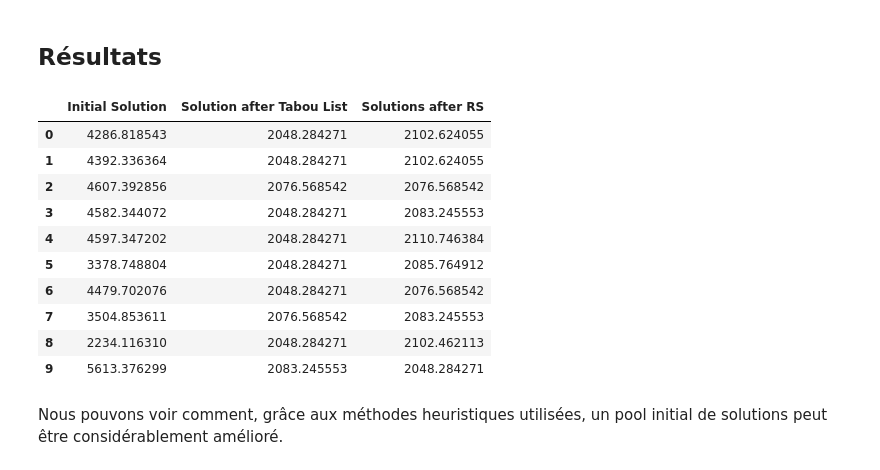
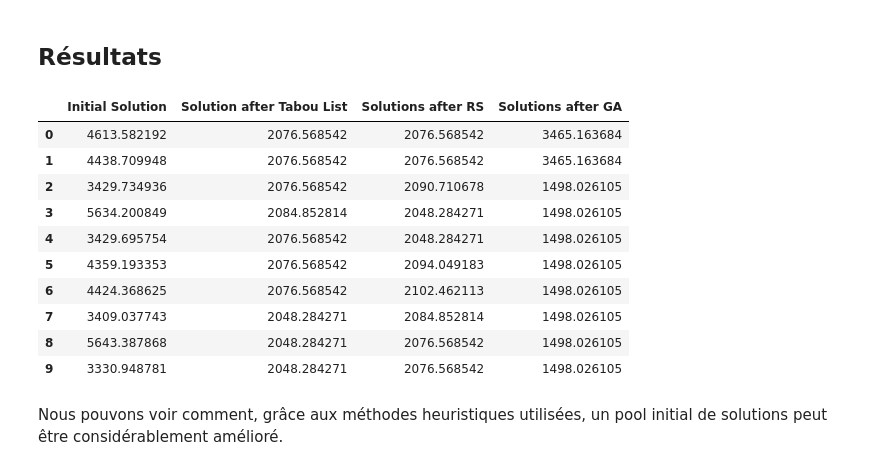
Before and after one commit to pabloskewes/ICO, a Jupyter notebook: codes/laboratory.ipynb, the cells around one changed output. Saved outputs shown, nothing was run; the diff lists cells and outputs as text; code cells hidden in the pictures.

```diff
--- a/codes/laboratory.ipynb
+++ b/codes/laboratory.ipynb
@@ -162,0 +169,9 @@ Text(0.5, 1.0, 'Scatter plot of 10 random solutions of a simple VRPTW instance,
+# %%
+instance =init_vrpga(vrptw)
+ga_solutions=[]
+# %%
+for i in range(10):
+    for j in range(200):
+        instance.evolution()
+    print(f"Working on solution {i+1}/10")
+    ga_solutions.append(instance.best_solution)
@@ -165,20 +225,21 @@ Text(0.5, 1.0, 'Scatter plot of 10 random solutions of a simple VRPTW instance,
 # %%
 df = pd.DataFrame({'Initial Solution': map(cost, solutions),
                    'Solution after Tabou List': map(cost, tabu_solutions),
-                  'Solutions after RS': map(cost, rs_solutions)})
+                  'Solutions after RS': map(cost, rs_solutions),
+                  'Solutions after GA':map(cost, ga_solutions)})
 df
 # %% [output]
-|  | Initial Solution | Solution after Tabou List | Solutions after RS |
-| 0 | 4286.818543 | 2048.284271 | 2102.624055 |
-| 1 | 4392.336364 | 2048.284271 | 2102.624055 |
-| 2 | 4607.392856 | 2076.568542 | 2076.568542 |
-| 3 | 4582.344072 | 2048.284271 | 2083.245553 |
-| 4 | 4597.347202 | 2048.284271 | 2110.746384 |
-| 5 | 3378.748804 | 2048.284271 | 2085.764912 |
-| 6 | 4479.702076 | 2048.284271 | 2076.568542 |
-| 7 | 3504.853611 | 2076.568542 | 2083.245553 |
-| 8 | 2234.116310 | 2048.284271 | 2102.462113 |
-| 9 | 5613.376299 | 2083.245553 | 2048.284271 |
+|  | Initial Solution | Solution after Tabou List | Solutions after RS | Solutions after GA |
+| 0 | 4613.582192 | 2076.568542 | 2076.568542 | 3465.163684 |
+| 1 | 4438.709948 | 2076.568542 | 2076.568542 | 3465.163684 |
+| 2 | 3429.734936 | 2076.568542 | 2090.710678 | 1498.026105 |
+| 3 | 5634.200849 | 2084.852814 | 2048.284271 | 1498.026105 |
+| 4 | 3429.695754 | 2076.568542 | 2048.284271 | 1498.026105 |
+| 5 | 4359.193353 | 2076.568542 | 2094.049183 | 1498.026105 |
+| 6 | 4424.368625 | 2076.568542 | 2102.462113 | 1498.026105 |
+| 7 | 3409.037743 | 2048.284271 | 2084.852814 | 1498.026105 |
+| 8 | 5643.387868 | 2048.284271 | 2076.568542 | 1498.026105 |
+| 9 | 3330.948781 | 2048.284271 | 2076.568542 | 1498.026105 |
 # %% [markdown]
 Nous pouvons voir comment, grâce aux méthodes heuristiques utilisées, un pool initial de solutions peut être considérablement amélioré.
 # %%
```
Also changed, not shown: parts of 14 cells of this notebook.
